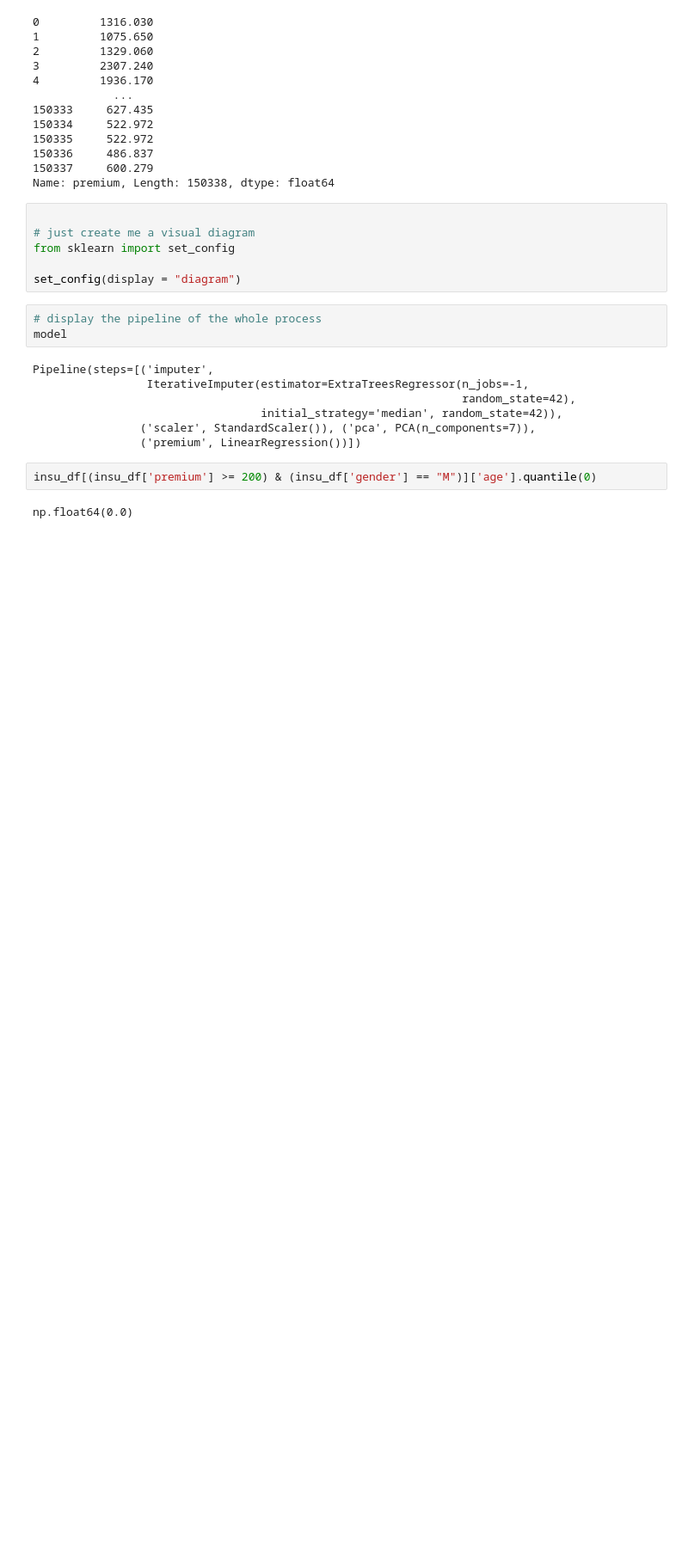
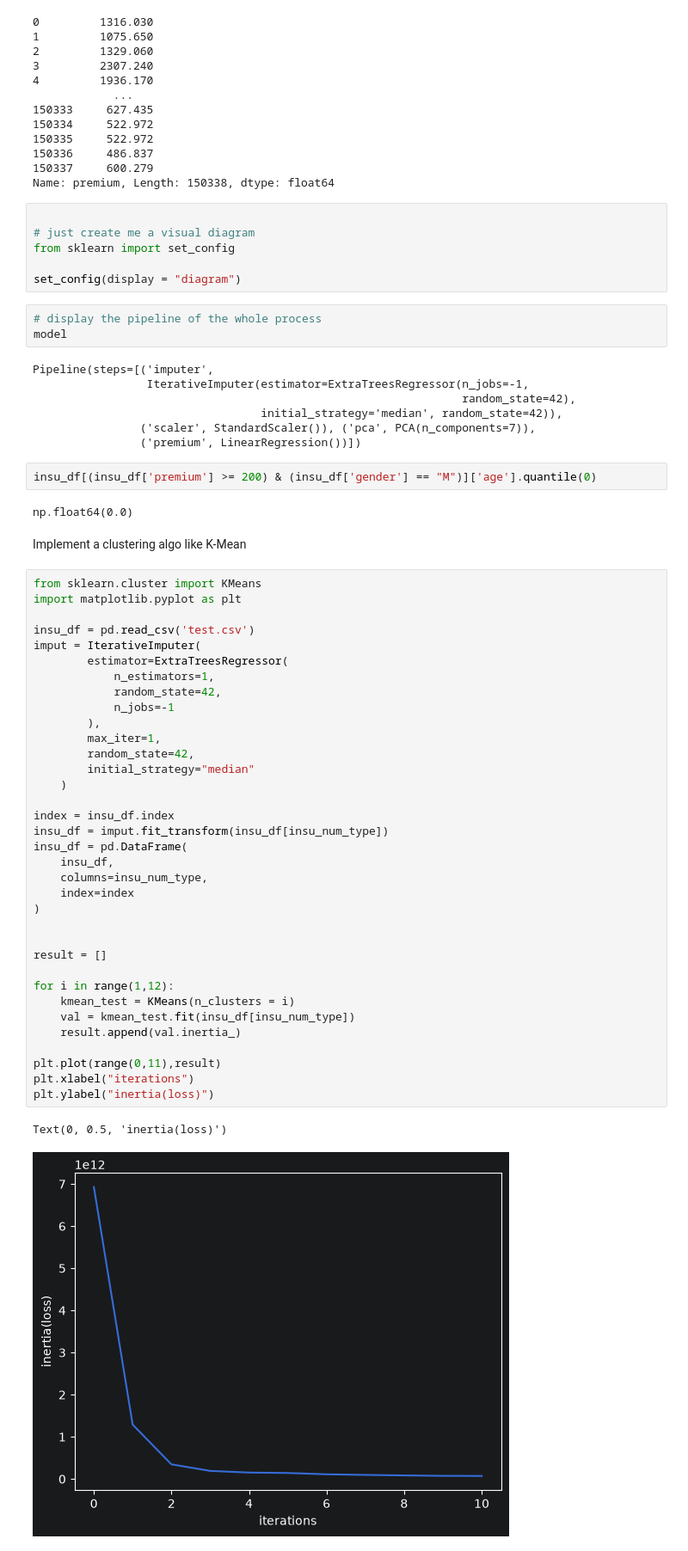
Before and after one commit to Affan279/Customer-Churn-Prediction, a Jupyter notebook: notebooks/03_feature_engineering.ipynb, the cells around one changed output. Shown at 86% size. Cells and saved outputs as stored; diff of their text form; blank space fills up the shorter version.

Commit message:
used K-Means for feature engineering

```diff
--- a/notebooks/03_feature_engineering.ipynb
+++ b/notebooks/03_feature_engineering.ipynb
@@ -237,3 +242,43 @@ Pipeline(steps=[('imputer',
 insu_df[(insu_df['premium'] >= 200) & (insu_df['gender'] == "M")]['age'].quantile(0)
 # %% [output]
 np.float64(0.0)
+# %% [markdown]
+Implement a clustering algo like K-Mean
+# %%
+from sklearn.cluster import KMeans
+import matplotlib.pyplot as plt
+
+insu_df = pd.read_csv('test.csv')
+imput = IterativeImputer(
+        estimator=ExtraTreesRegressor(
+            n_estimators=1,
+            random_state=42,
+            n_jobs=-1
+        ),
+        max_iter=1,
+        random_state=42,
+        initial_strategy="median"
+    )
+
+index = insu_df.index
+insu_df = imput.fit_transform(insu_df[insu_num_type])
+insu_df = pd.DataFrame(
+    insu_df,
+    columns=insu_num_type,
+    index=index
+)
+
+
+result = []
+
+for i in range(1,12):
+    kmean_test = KMeans(n_clusters = i)
+    val = kmean_test.fit(insu_df[insu_num_type])
+    result.append(val.inertia_)
+
+plt.plot(range(0,11),result)
+plt.xlabel("iterations")
+plt.ylabel("inertia(loss)")
+# %% [output]
+Text(0, 0.5, 'inertia(loss)')
+[figure, added]
```
Also changed, not shown: parts of 8 cells of this notebook.
